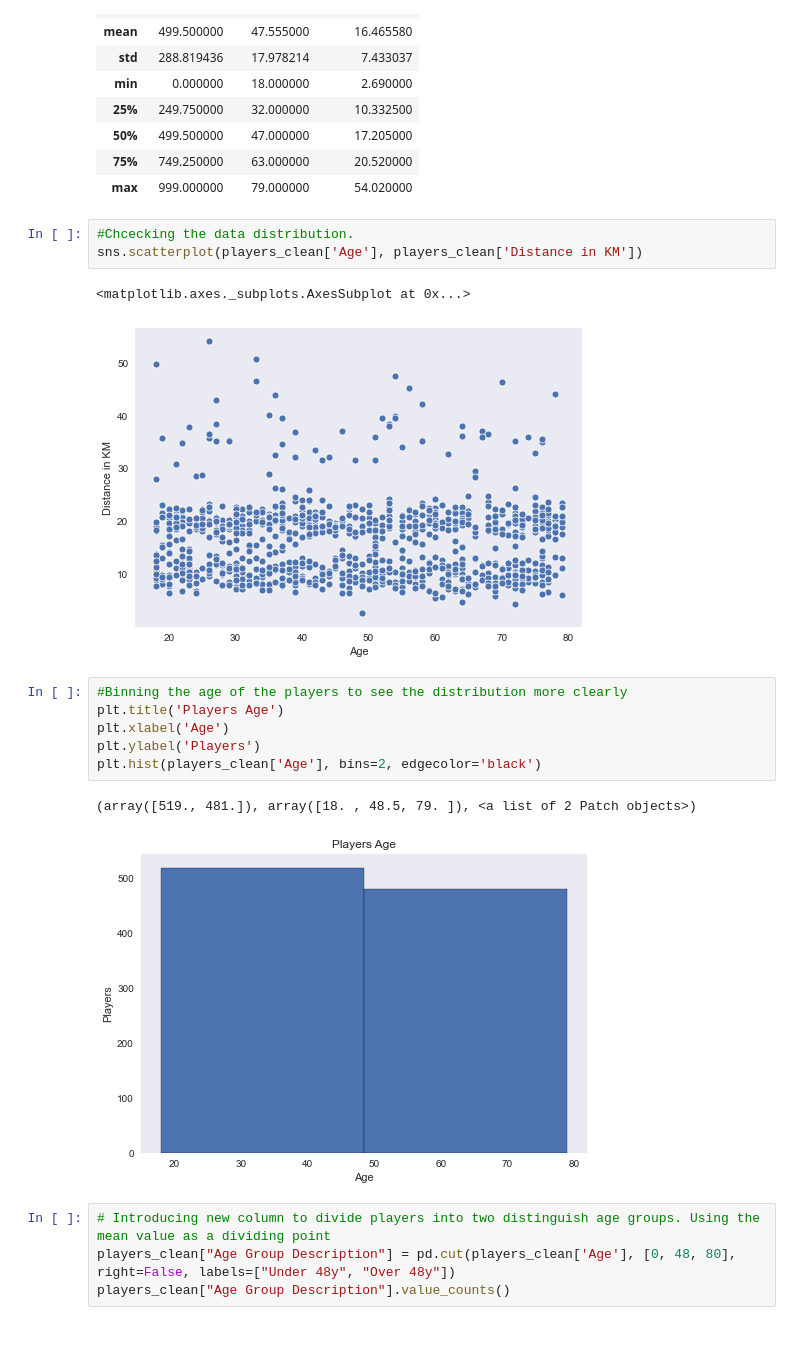
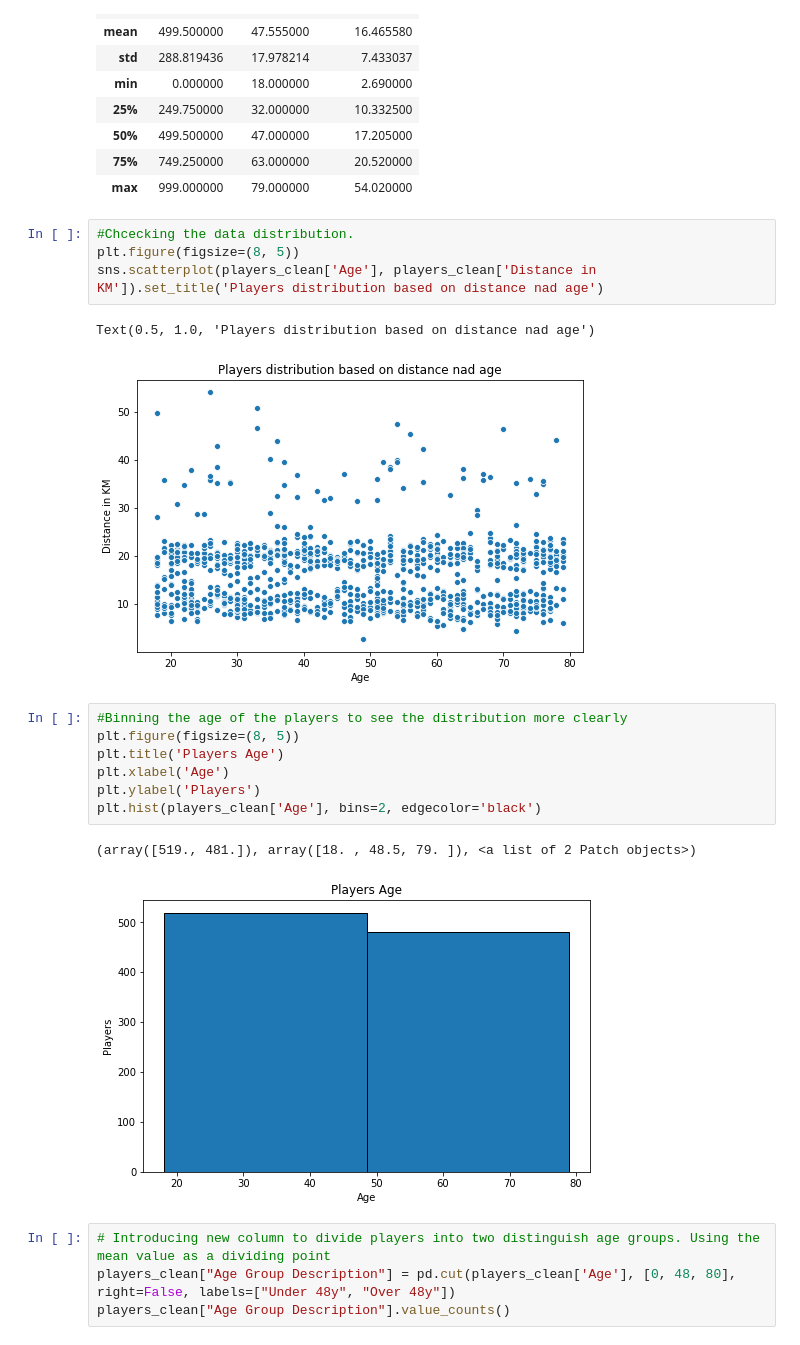
Before and after one commit to MichalGrabicki/3_Tasks_Data_Analysis_Python, a Jupyter notebook: Johnnybros_Task1.ipynb, the cells around one changed output. Saved outputs shown, nothing was run; the diff lists cells and outputs as text.

```diff
--- a/Johnnybros_Task1.ipynb
+++ b/Johnnybros_Task1.ipynb
@@ -76,19 +76,21 @@ players_clean.describe()
 | max | 999.000000 | 79.000000 | 54.020000 |
 # %%
 #Chcecking the data distribution.
-sns.scatterplot(players_clean['Age'], players_clean['Distance in KM'])
+plt.figure(figsize=(8, 5))
+sns.scatterplot(players_clean['Age'], players_clean['Distance in KM']).set_title('Players distribution based on distance nad age')
 # %% [output]
-<matplotlib.axes._subplots.AxesSubplot at 0x...>
+Text(0.5, 1.0, 'Players distribution based on distance nad age')
-[figure, old version]
+[figure, new version]
 # %%
 #Binning the age of the players to see the distribution more clearly
+plt.figure(figsize=(8, 5))
 plt.title('Players Age')
 plt.xlabel('Age')
 plt.ylabel('Players')
 plt.hist(players_clean['Age'], bins=2, edgecolor='black')
 # %% [output]
 (array([519., 481.]), array([18. , 48.5, 79. ]), <a list of 2 Patch objects>)
-[figure, old version]
+[figure, new version]
 # %%
 # Introducing new column to divide players into two distinguish age groups. Using the mean value as a dividing point
 players_clean["Age Group Description"] = pd.cut(players_clean['Age'], [0, 48, 80], right=False, labels=["Under 48y", "Over 48y"])
```
Also changed, not shown: parts of 10 cells of this notebook.
